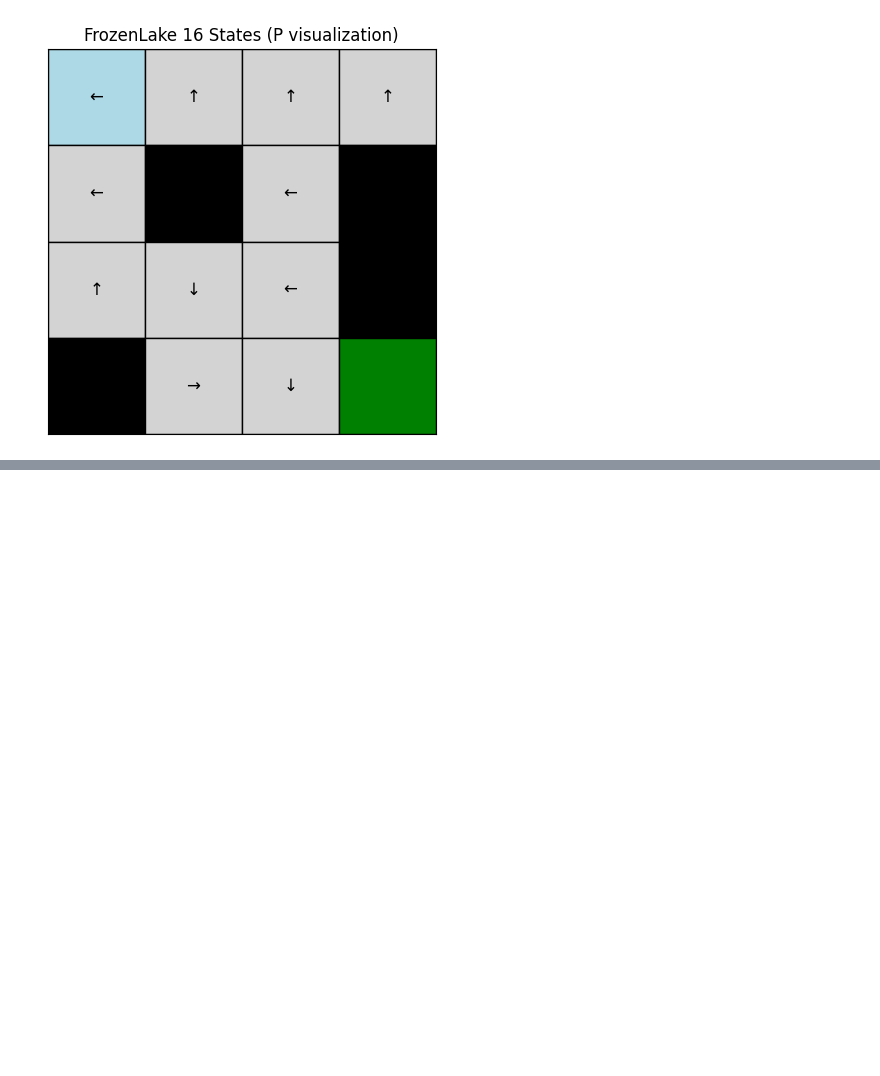
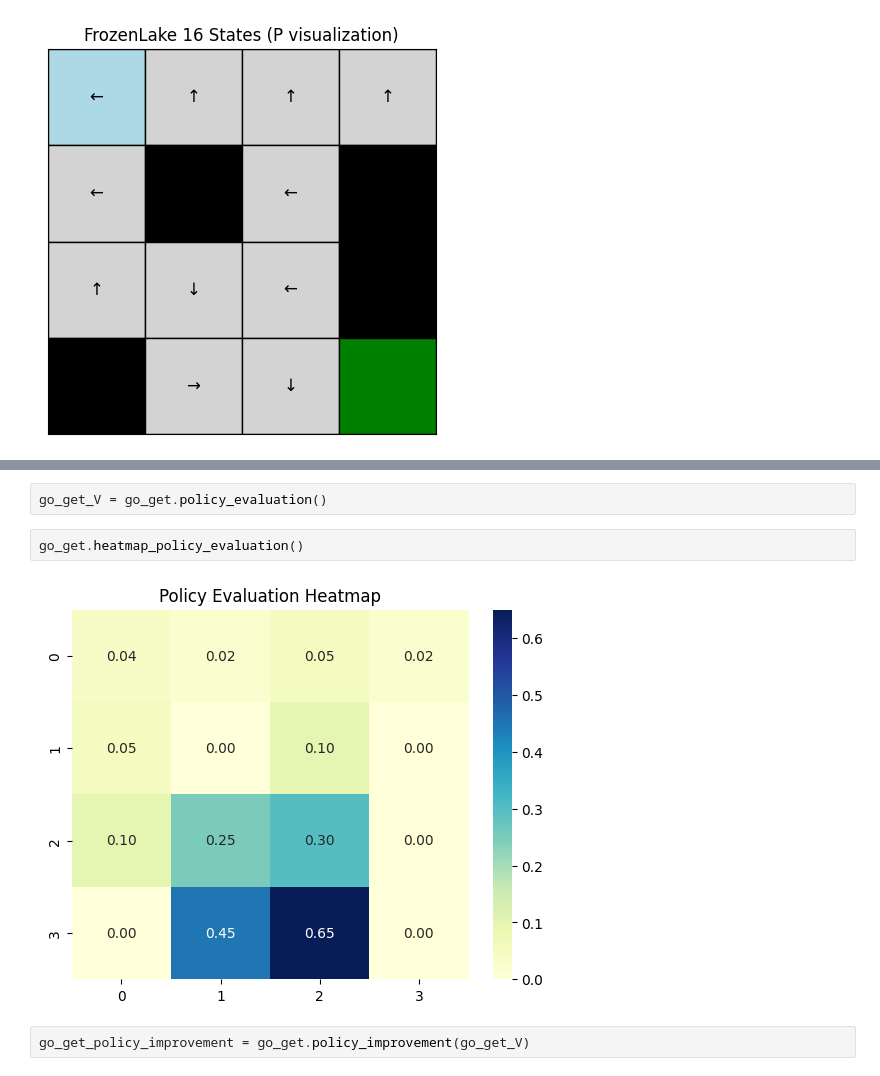
Before and after one commit to aiaaee/Stochastic-Policy-Iteration-in-Markov-Environments, a Jupyter notebook: stochastic_policy_iteration.ipynb, the cells around one changed output, grey strips where cells are left out. Cells and saved outputs as stored; diff of their text form; blank space fills up the shorter version.

```diff
--- a/stochastic_policy_iteration.ipynb
+++ b/stochastic_policy_iteration.ipynb
@@ -206,0 +218,8 @@ print(f'| Success Rate with policy Evaluation and policy Improvement is %{succes
+# %%
+go_get_V = go_get.policy_evaluation()
+# %%
+go_get.heatmap_policy_evaluation()
+# %% [output]
+[figure, added]
+# %%
+go_get_policy_improvement = go_get.policy_improvement(go_get_V)
```
Also changed, not shown: parts of 9 cells of this notebook.
